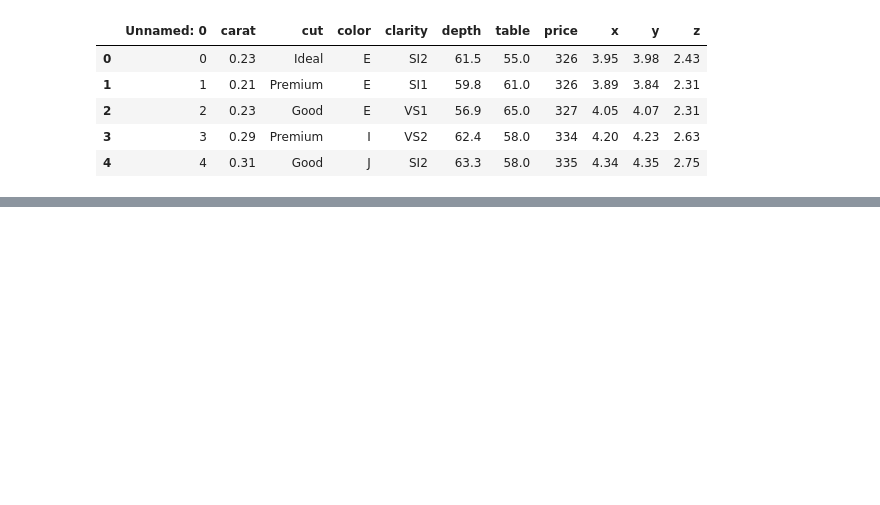
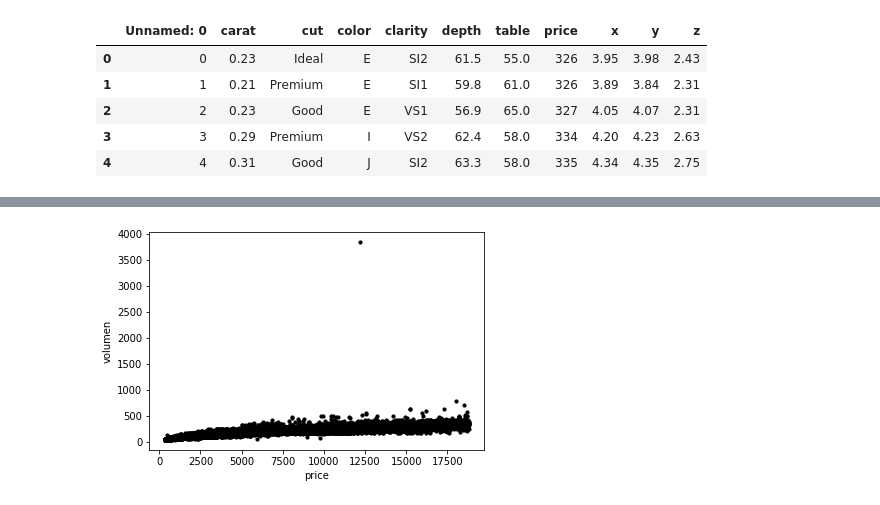
Before and after one commit to georgefcoral/lapidaristProblem, a Jupyter notebook: LapidaristProblem.ipynb, the cells around one changed output, grey strips where cells are left out. Drawn from its saved outputs; the diff is of its cells as text; code cells hidden in the pictures; blank space fills up the shorter version.

```diff
--- a/LapidaristProblem.ipynb
+++ b/LapidaristProblem.ipynb
@@ -159,0 +314,4 @@ dtype: int64
+# %%
+#Eliminamos datos que tienen un volumen inválido.
+diamonds_filtered = diamonds[diamonds['volumen'] > 0]
+diamonds_stolen = diamonds_stolen[diamonds_stolen['volumen'] > 0]
@@ -159,0 +340,7 @@ dtype: int64
+# %%
+#Fijándose únicamente en la variable precio con respecto a las otras, se puede percibir que las variables
+#carar y volumen se encuentran estrechamente a ella, por lo tanto se procede visualizar el comportamiento
+#de cada una con.
+diamonds_filtered.plot.scatter(x = 'price', y = 'volumen', s = 10,c = 'black');
+# %% [output]
+[figure, added]
```
Also changed, not shown: parts of 55 cells of this notebook, 3 other files.
